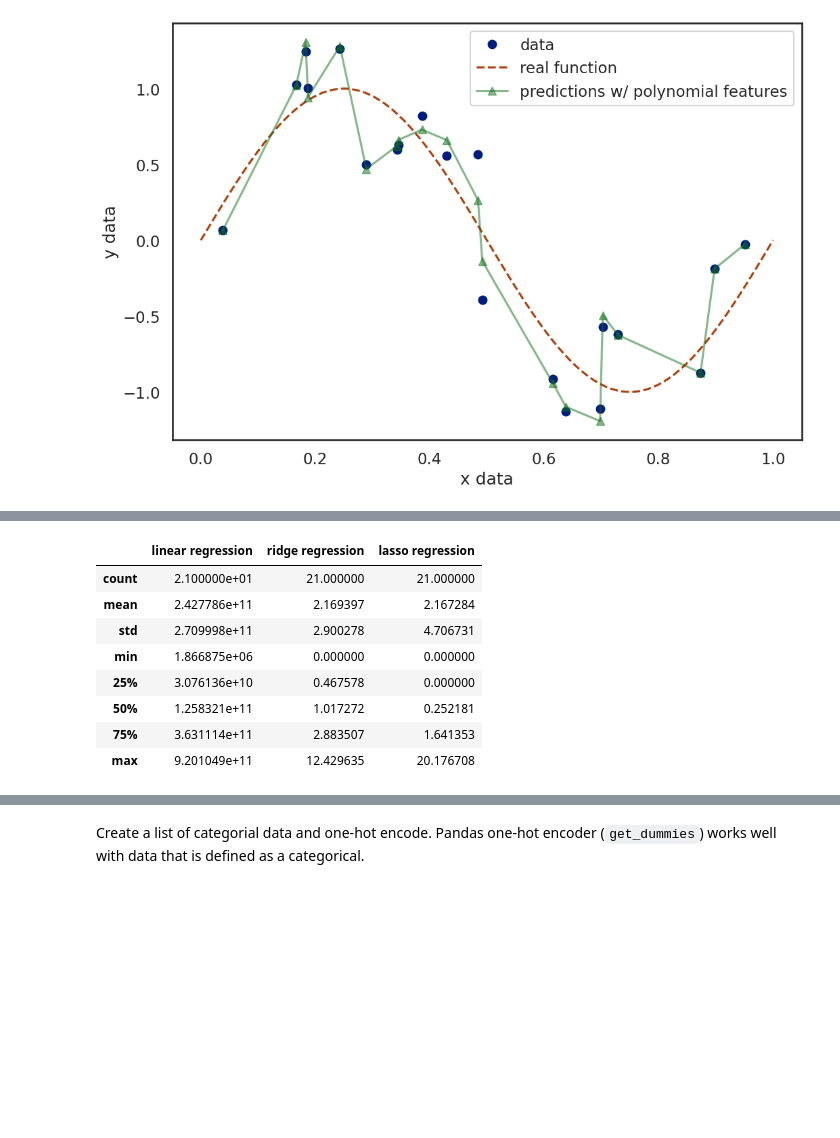
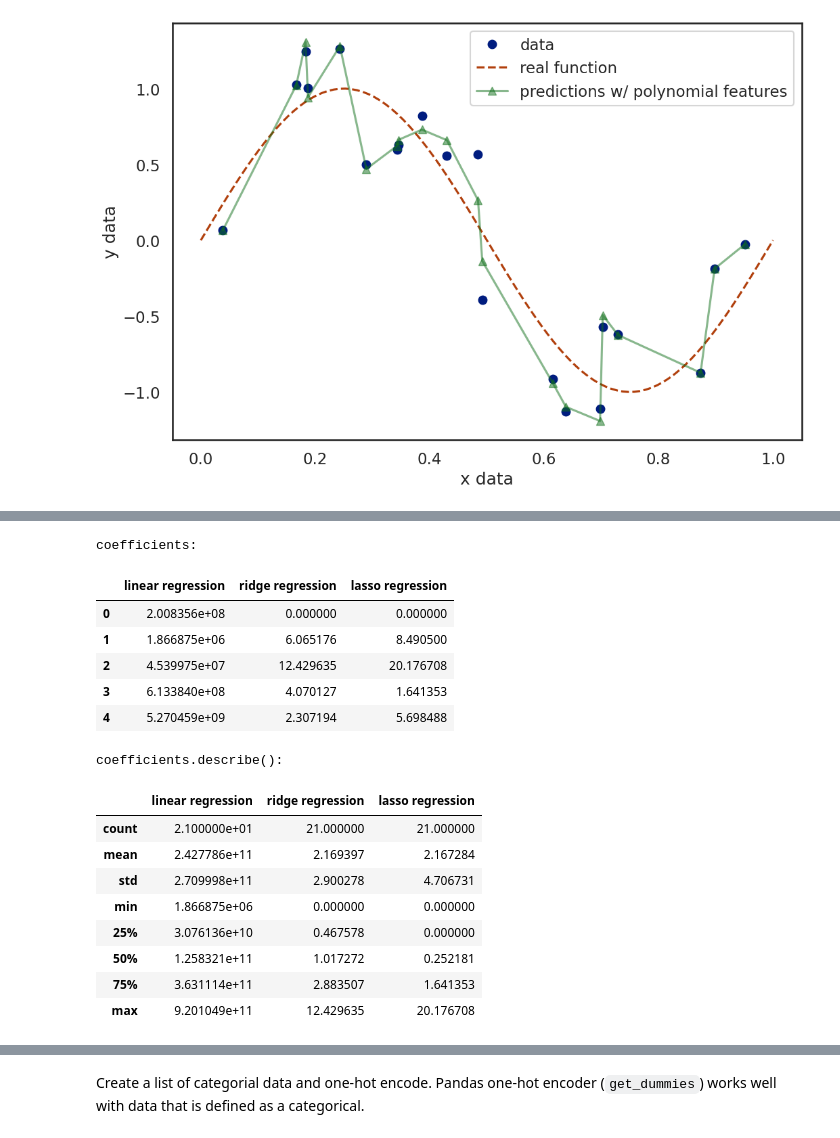
Before and after one commit to batspike/ML-Projects-and-Tutorials, a Jupyter notebook: IBM_Machine_Learning/02_SupervisedMachineLearning_Regression/Module4_DemoLab_PolynomialFeaturesAndRegularization.ipynb, the cells around one changed output, grey strips where cells are left out. Cells and saved outputs as stored; diff of their text form; code cells hidden in the pictures; blank space fills up the shorter version.

```diff
--- a/IBM_Machine_Learning/02_SupervisedMachineLearning_Regression/Module4_DemoLab_PolynomialFeaturesAndRegularization.ipynb
+++ b/IBM_Machine_Learning/02_SupervisedMachineLearning_Regression/Module4_DemoLab_PolynomialFeaturesAndRegularization.ipynb
@@ -118,20 +129,32 @@ ax.set(xlabel='x data', ylabel='y data');
 # %%
 # let's look at the absolute value of coefficients for each model
 
 coefficients = pd.DataFrame()
-coefficients['linear regression'] = lr.coef_.ravel()
-coefficients['ridge regression'] = rr.coef_.ravel()
-coefficients['lasso regression'] = lassor.coef_.ravel()
-coefficients = coefficients.map(abs)
+coefficients['linear regression'] = lr.coef_
+coefficients['ridge regression'] = rr.coef_
+coefficients['lasso regression'] = lassor.coef_
+coefficients = coefficients.map(abs) # transform into absolute values
 
-coefficients.describe()  # Huge difference in scale between non-regularized vs regularized regression
+print("coefficients:")
+display(coefficients.head())
+
+print("\ncoefficients.describe():")
+display(coefficients.describe())  # Huge difference in scale between non-regularized vs regularized regression
 # %% [output]
+coefficients:
 |  | linear regression | ridge regression | lasso regression |
-| count | 2.100000e+01 | 21.000000 | 21.000000 |
-| mean | 2.427786e+11 | 2.169397 | 2.167284 |
-| std | 2.709998e+11 | 2.900278 | 4.706731 |
-| min | 1.866875e+06 | 0.000000 | 0.000000 |
-| 25% | 3.076136e+10 | 0.467578 | 0.000000 |
-| 50% | 1.258321e+11 | 1.017272 | 0.252181 |
-| 75% | 3.631114e+11 | 2.883507 | 1.641353 |
-| max | 9.201049e+11 | 12.429635 | 20.176708 |
+| 0 | 2.008356e+08 | 0.000000 | 0.000000 |
+| 1 | 1.866875e+06 | 6.065176 | 8.490500 |
+| 2 | 4.539975e+07 | 12.429635 | 20.176708 |
+| 3 | 6.133840e+08 | 4.070127 | 1.641353 |
+| 4 | 5.270459e+09 | 2.307194 | 5.698488 |
+coefficients.describe():
+|  | linear regression | ridge regression | lasso regression |
+| count | 2.100000e+01 | 21.000000 | 21.000000 |
+| mean | 2.427786e+11 | 2.169397 | 2.167284 |
+| std | 2.709998e+11 | 2.900278 | 4.706731 |
+| min | 1.866875e+06 | 0.000000 | 0.000000 |
+| 25% | 3.076136e+10 | 0.467578 | 0.000000 |
+| 50% | 1.258321e+11 | 1.017272 | 0.252181 |
+| 75% | 3.631114e+11 | 2.883507 | 1.641353 |
+| max | 9.201049e+11 | 12.429635 | 20.176708 |
```
Also changed, not shown: parts of 35 cells of this notebook, 1 other file.
